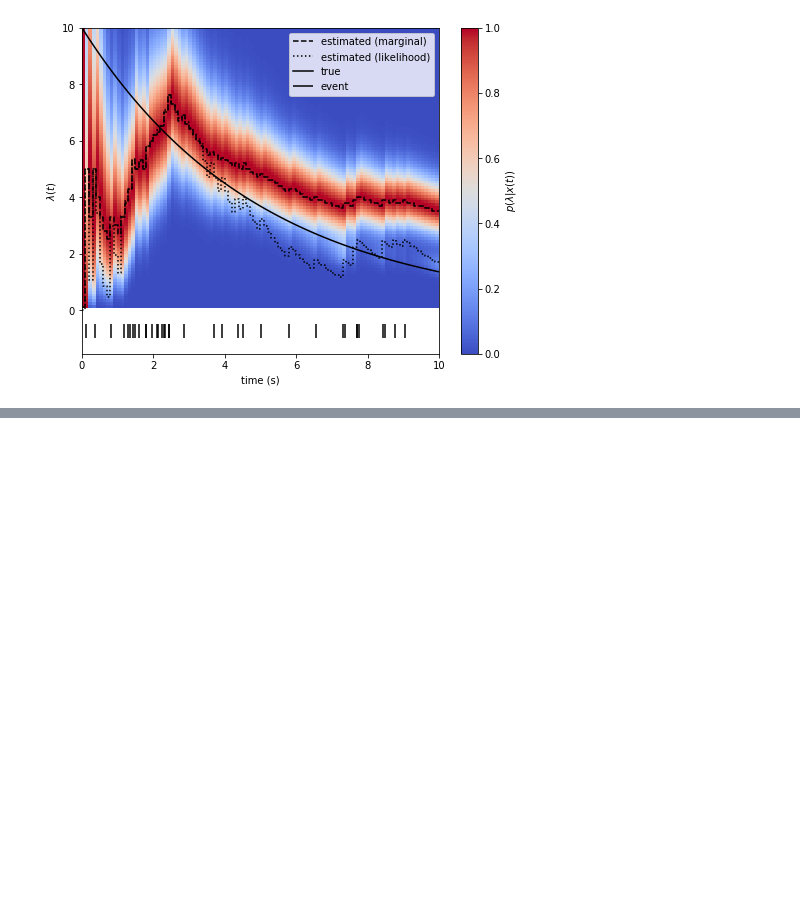
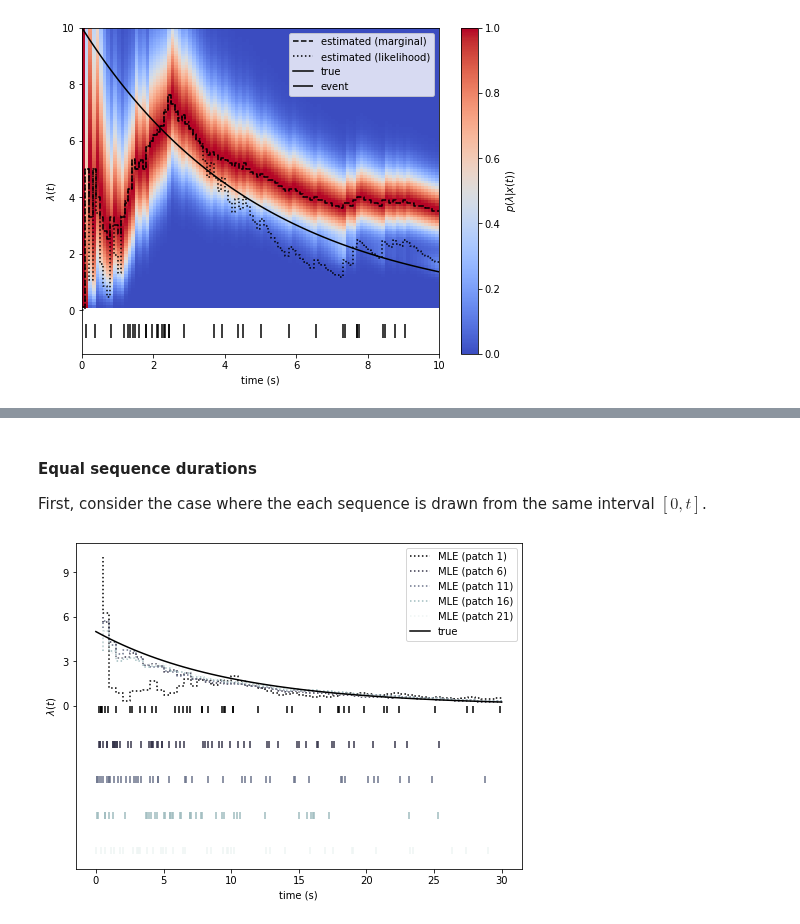
Before and after one commit to jbwebb8/foraging-analysis, a Jupyter notebook: notebooks/foraging_theory.ipynb, the cells around one changed output, grey strips where cells are left out. Drawn from its saved outputs; the diff is of its cells as text; code cells hidden in the pictures; blank space fills up the shorter version.

```diff
--- a/notebooks/foraging_theory.ipynb
+++ b/notebooks/foraging_theory.ipynb
@@ -825,8 +848,8 @@ for i, tt in enumerate(t_bin):
     for j, l in enumerate(lam_):
         args = (tt, t_k[t_k <= tt], t_bin[t_bin <= tt], l)
         p[j, i] = scipy.integrate.quad(get_F(tt, t_k[t_k <= tt], t_bin[t_bin <= tt], l),
-                                       0.1,#t/(np.log(lam_0_max) - np.log(l)),
-                                       1000.0#t/(np.log(lam_0_min) - np.log(l))
+                                       tau_lim[0],
+                                       tau_lim[1],
                                       )[0]
 # %% [output]
 Calculating marginal probability at time 0.00
@@ -928,0 +955,17 @@ ax.set_ylabel('$\lambda(t)$');
+# %% [markdown]
+#### Equal sequence durations
+First, consider the case where the each sequence is drawn from the same interval $[0, t]$.
+# %%
+# Settings
+lam_0 = 5.0 # initial drip parameter
+tau = 10.0 # rate of decay of lambda
+T = 30.0 # current time in patch
+bin_size = 0.5 # duration of time bins to estimate rate decay
+t_bin = np.linspace(0.0, T, num=int(T/bin_size + 1))
+M = 21 # number of sequences
+tau_lim = [1.0, 100.0] # limits of integration; p(tau) = 0 outside bounds
+
+# Create Poisson model
+lam = lambda t: lam_0*np.exp(-t/tau) # lambda(t)
+Lam = lambda t, s: lam_0*tau*(np.exp(-t/tau) - np.exp(-(t+s)/tau)) # integral
+model = ephys.Poisson(lam=lam, Lam=Lam, homogeneous=False)
@@ -928,0 +1000,33 @@ ax.set_ylabel('$\lambda(t)$');
+# %%
+fig, ax = plt.subplots(figsize=(8, 6))
+cmap = plt.get_cmap('bone')
+
+# Plot MLE from likelihood
+for m in range(0, M, 5):
+    ax.step(t_bin[1:],
+            lam_MLE[m, :],
+            color=cmap(m/M),
+            linestyle=':',
+            label='MLE (patch {})'.format(m+1))
+
+# Plot true parameter
+ax.plot(t_bin,
+        lam_0*np.exp(-t_bin/tau),
+        color='black',
+        label='true')
+
+# Plot events
+for m in range(0, M, 5):
+    ax.vlines(t_k[m],
+              ymin=-10*((m+1)/M),
+              ymax=-10*(m/M),
+              color=cmap(m/M))
+              #label='event')
+
+# Set labels
+ax.legend()
+ax.set_xlabel('time (s)')
+ax.set_ylabel('$\lambda(t)$')
+ax.set_yticks(np.arange(0, ax.get_ylim()[1], ax.get_ylim()[1]//3));
+# %% [output]
+[figure, added]
```
Also changed, not shown: parts of 52 cells of this notebook.
